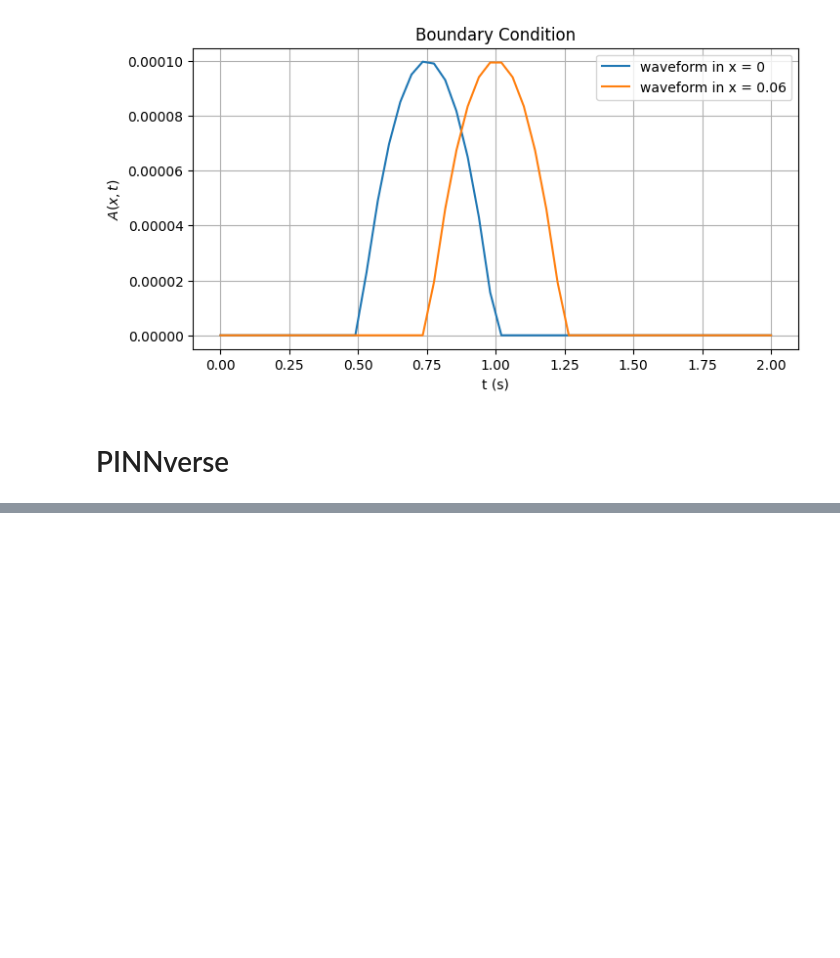
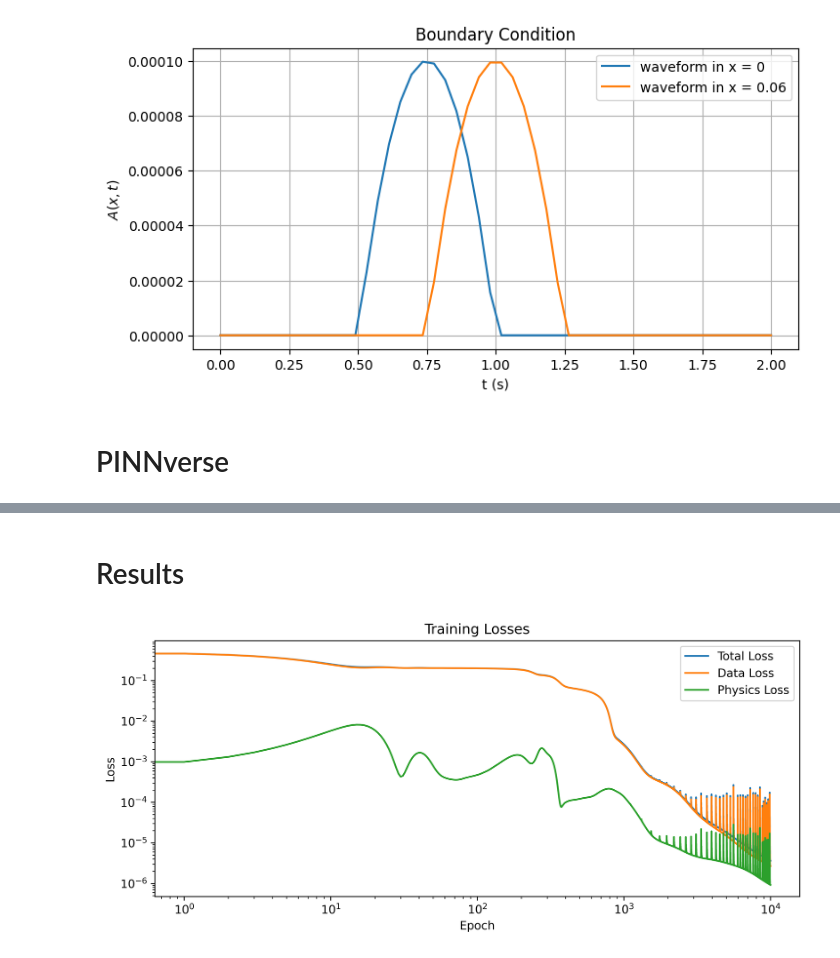
Before and after one commit to SebastianJara-PI/pinnverse-pytorch-replication, a Jupyter notebook: notebooks/02_transport_equation.ipynb, the cells around one changed output, grey strips where cells are left out. Drawn from its saved outputs; the diff is of its cells as text; code cells hidden in the pictures; blank space fills up the shorter version.

```diff
--- a/notebooks/02_transport_equation.ipynb
+++ b/notebooks/02_transport_equation.ipynb
@@ -181,0 +175,17 @@ burgers_residual(net, x_t, t_t, nu=0.01)
+# %% [markdown]
+# Results
+# %%
+# Loss plot
+plt.figure(figsize=(10, 4), dpi=600)
+plt.plot(dict["total_loss"], label="Total Loss")
+plt.plot(dict["data_loss"], label="Data Loss")
+plt.plot(dict["physics_loss"], label="Physics Loss")
+plt.yscale("log")
+plt.xlabel("Epoch")
+plt.ylabel("Loss")
+plt.xscale("log")
+plt.title("Training Losses")
+plt.legend()
+plt.show()
+# %% [output]
+[figure, added]
```
Also changed, not shown: parts of 19 cells of this notebook.
